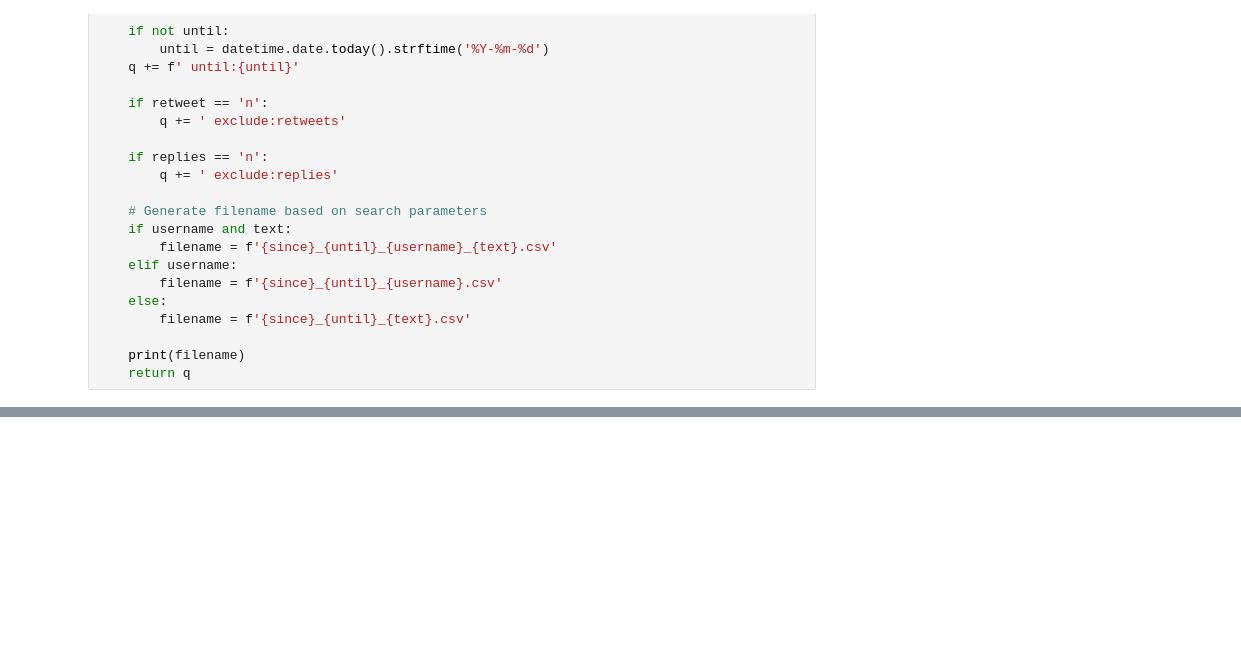
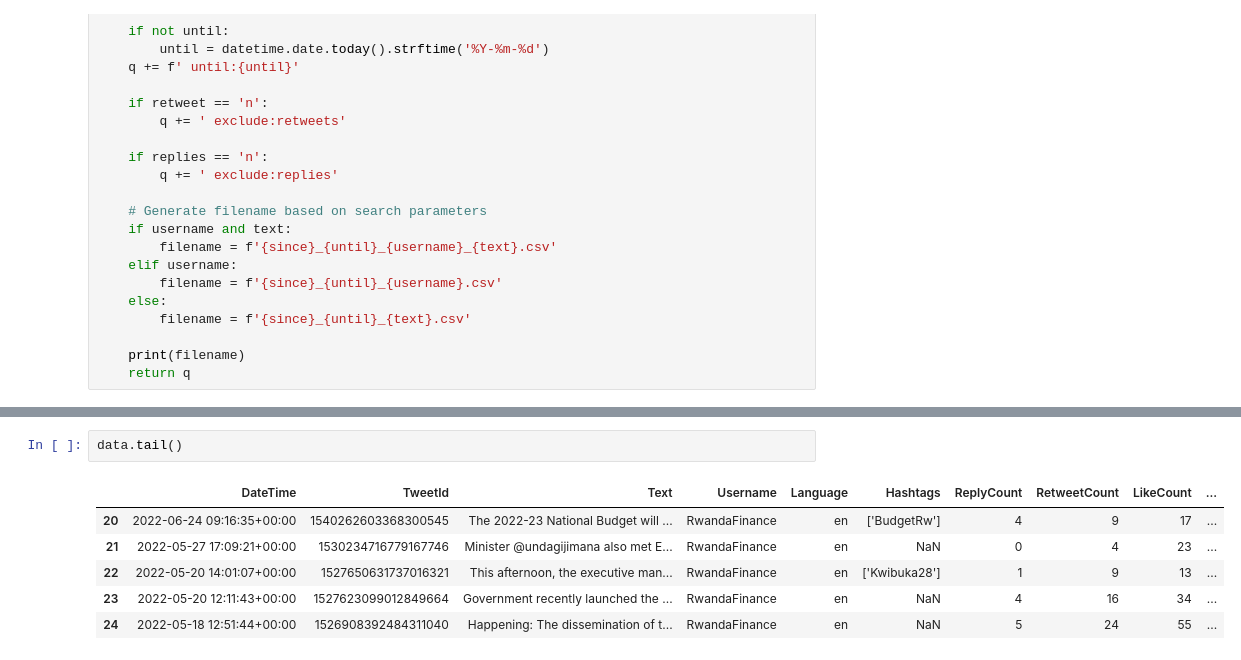
Before and after one commit to GustaveRw/MINECOFIN-Feedback-Analysis, a Jupyter notebook: MINECOFIN_Feedback_Analysis.ipynb, the cells around one changed output, grey strips where cells are left out. Drawn from its saved outputs; the diff is of its cells as text; blank space fills up the shorter version.

```diff
--- a/MINECOFIN_Feedback_Analysis.ipynb
+++ b/MINECOFIN_Feedback_Analysis.ipynb
@@ -165,0 +188,9 @@ TweetId
+# %%
+data.tail()
+# %% [output]
+|  | DateTime | TweetId | Text | Username | Language | Hashtags | ReplyCount | RetweetCount | LikeCount | ... |
+| 20 | 2022-06-24 09:16:35+00:00 | 1540262603368300545 | The 2022-23 National Budget will ... | RwandaFinance | en | ['BudgetRw'] | 4 | 9 | 17 | ... |
+| 21 | 2022-05-27 17:09:21+00:00 | 1530234716779167746 | Minister @undagijimana also met E... | RwandaFinance | en | NaN | 0 | 4 | 23 | ... |
+| 22 | 2022-05-20 14:01:07+00:00 | 1527650631737016321 | This afternoon, the executive man... | RwandaFinance | en | ['Kwibuka28'] | 1 | 9 | 13 | ... |
+| 23 | 2022-05-20 12:11:43+00:00 | 1527623099012849664 | Government recently launched the ... | RwandaFinance | en | NaN | 4 | 16 | 34 | ... |
+| 24 | 2022-05-18 12:51:44+00:00 | 1526908392484311040 | Happening: The dissemination of t... | RwandaFinance | en | NaN | 5 | 24 | 55 | ... |
```
Also changed, not shown: parts of 7 cells of this notebook.
